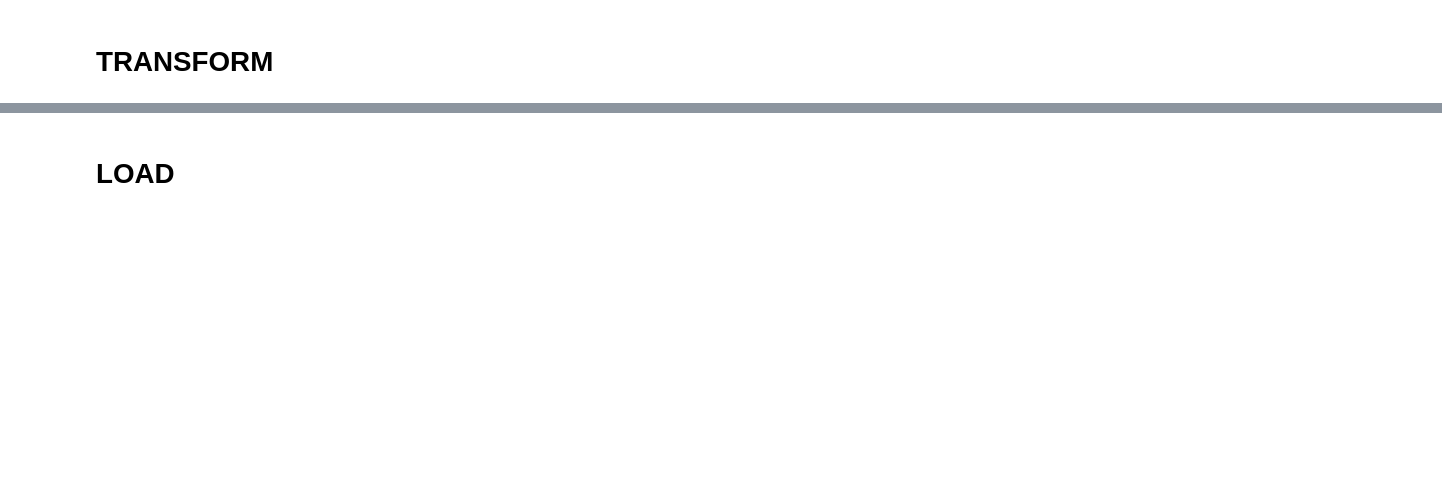
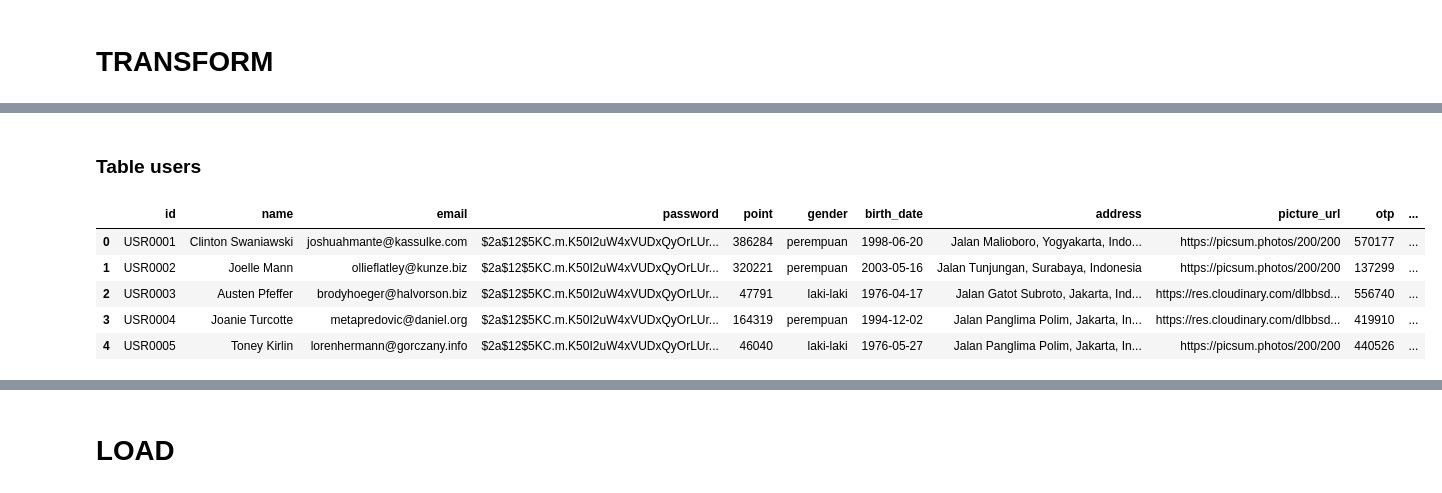
Before and after one commit to RECYTHNG/recything-de, a Jupyter notebook: recything.ipynb, the cells around one changed output, grey strips where cells are left out. Saved outputs shown, nothing was run; the diff lists cells and outputs as text; code cells hidden in the pictures; blank space fills up the shorter version.

```diff
--- a/recything.ipynb
+++ b/recything.ipynb
@@ -437,0 +951,24 @@ df_waste_materials.head()
+# %%
+df_users['birth_date'] = pd.to_datetime(df_users['birth_date'], errors='coerce')
+df_users['created_at'] = pd.to_datetime(df_users['created_at'], errors='coerce')
+df_users['updated_at'] = pd.to_datetime(df_users['updated_at'], errors='coerce')
+df_users['deleted_at'] = pd.to_datetime(df_users['deleted_at'], errors='coerce')
+
+# Mengubah format tanggal hanya menampilkan tahun, bulan, dan tanggal pada kolom birth_date
+df_users['birth_date'] = df_users['birth_date'].dt.strftime('%Y-%m-%d')
+
+# Mapping URL badge ke nilai badge yang diinginkan
+badge_mapping = {
+    'https://res.cloudinary.com/dymhvau8n/image/upload/v1718189121/user_badge/htaemsjtlhfof7ww01ss.png': 'classic',
+    'https://res.cloudinary.com/dymhvau8n/image/upload/v1718189221/user_badge/oespnjdgoynkairlutbk.png': 'silver',
+    'https://res.cloudinary.com/dymhvau8n/image/upload/v1718189184/user_badge/jshs1s2fwevahgtvjkgj.png': 'gold',
+    'https://res.cloudinary.com/dymhvau8n/image/upload/v1718188250/user_badge/icureiapdvtzyu5b99zu.png': 'platinum'
+}
+
+# Iterasi dan ganti nilai badge berdasarkan mapping
+for index, row in df_users.iterrows():
+    badge_url = row['badge']
+    if badge_url in badge_mapping:
+        df_users.at[index, 'badge'] = badge_mapping[badge_url]
+
+df_users.to_csv('staging_area/users.csv', index=False)
@@ -437,0 +1421,19 @@ df_waste_materials.head()
+# %% [markdown]
+### Table users
+# %%
+# Mengganti nilai yang hilang (NaN) dengan tanda '-'
+df_users['gender'] = df_users['gender'].fillna('-')
+df_users['birth_date'] = df_users['birth_date'].fillna('-')
+df_users['address'] = df_users['address'].fillna('-')
+df_users['picture_url'] = df_users['picture_url'].fillna('-')
+
+df_users.to_csv('staging_area/users.csv', index=False)
+
+df_users.head()
+# %% [output]
+|  | id | name | email | password | point | gender | birth_date | address | picture_url | otp | ... |
+| 0 | USR0001 | Clinton Swaniawski | joshuahmante@kassulke.com | $2a$12$5KC.m.K50I2uW4xVUDxQyOrLUr... | 386284 | perempuan | 1998-06-20 | Jalan Malioboro, Yogyakarta, Indo... | https://picsum.photos/200/200 | 570177 | ... |
+| 1 | USR0002 | Joelle Mann | ollieflatley@kunze.biz | $2a$12$5KC.m.K50I2uW4xVUDxQyOrLUr... | 320221 | perempuan | 2003-05-16 | Jalan Tunjungan, Surabaya, Indonesia | https://picsum.photos/200/200 | 137299 | ... |
+| 2 | USR0003 | Austen Pfeffer | brodyhoeger@halvorson.biz | $2a$12$5KC.m.K50I2uW4xVUDxQyOrLUr... | 47791 | laki-laki | 1976-04-17 | Jalan Gatot Subroto, Jakarta, Ind... | https://res.cloudinary.com/dlbbsd... | 556740 | ... |
+| 3 | USR0004 | Joanie Turcotte | metapredovic@daniel.org | $2a$12$5KC.m.K50I2uW4xVUDxQyOrLUr... | 164319 | perempuan | 1994-12-02 | Jalan Panglima Polim, Jakarta, In... | https://res.cloudinary.com/dlbbsd... | 419910 | ... |
+| 4 | USR0005 | Toney Kirlin | lorenhermann@gorczany.info | $2a$12$5KC.m.K50I2uW4xVUDxQyOrLUr... | 46040 | laki-laki | 1976-05-27 | Jalan Panglima Polim, Jakarta, In... | https://picsum.photos/200/200 | 440526 | ... |
```
Also changed, not shown: parts of 178 cells of this notebook, 55 other files.
